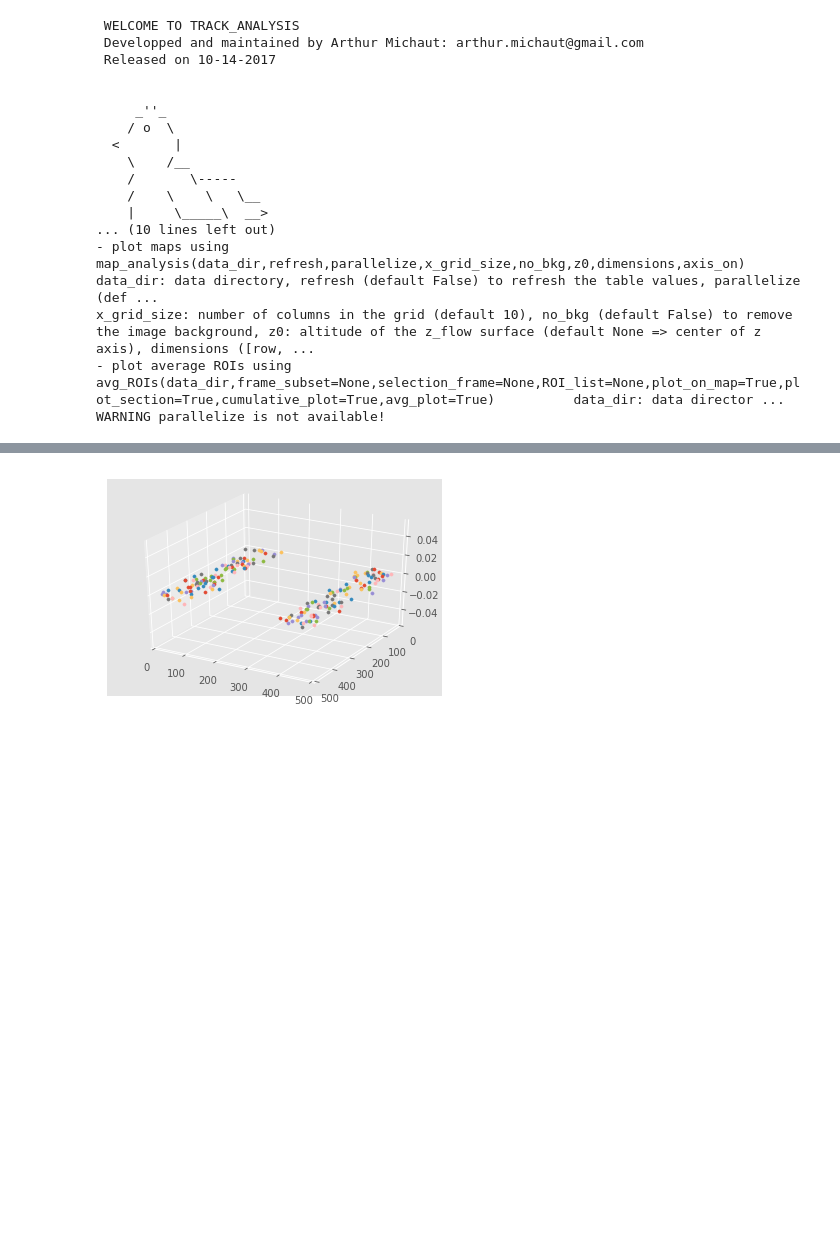
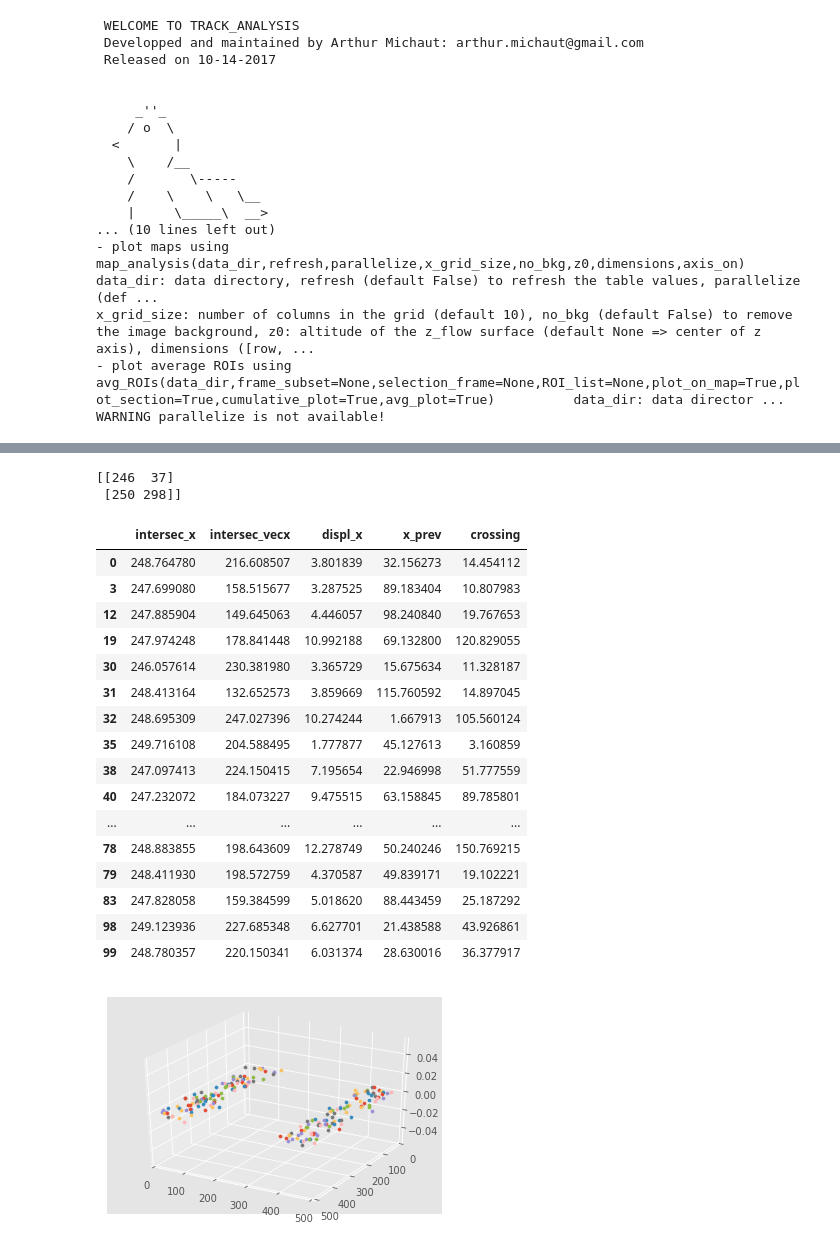
Before and after one commit to amichaut/track_analysis, a Jupyter notebook: codes/analyze_traj.ipynb, the cells around one changed output, grey strips where cells are left out. Drawn from its saved outputs; the diff is of its cells as text; code cells hidden in the pictures; blank space fills up the shorter version.

```diff
--- a/codes/analyze_traj.ipynb
+++ b/codes/analyze_traj.ipynb
@@ -169,3 +285,26 @@ for i in range(tmax):
+# %%
+print line
+group[['intersec_x','intersec_vecx','displ_x','x_prev','crossing']]
+# %% [output]
+[[246  37]
+ [250 298]]
+|  | intersec_x | intersec_vecx | displ_x | x_prev | crossing |
+| 0 | 248.764780 | 216.608507 | 3.801839 | 32.156273 | 14.454112 |
+| 3 | 247.699080 | 158.515677 | 3.287525 | 89.183404 | 10.807983 |
+| 12 | 247.885904 | 149.645063 | 4.446057 | 98.240840 | 19.767653 |
+| 19 | 247.974248 | 178.841448 | 10.992188 | 69.132800 | 120.829055 |
+| 30 | 246.057614 | 230.381980 | 3.365729 | 15.675634 | 11.328187 |
+| 31 | 248.413164 | 132.652573 | 3.859669 | 115.760592 | 14.897045 |
+| 32 | 248.695309 | 247.027396 | 10.274244 | 1.667913 | 105.560124 |
+| 35 | 249.716108 | 204.588495 | 1.777877 | 45.127613 | 3.160859 |
+| 38 | 247.097413 | 224.150415 | 7.195654 | 22.946998 | 51.777559 |
+| 40 | 247.232072 | 184.073227 | 9.475515 | 63.158845 | 89.785801 |
+| ... | ... | ... | ... | ... | ... |
+| 78 | 248.883855 | 198.643609 | 12.278749 | 50.240246 | 150.769215 |
+| 79 | 248.411930 | 198.572759 | 4.370587 | 49.839171 | 19.102221 |
+| 83 | 247.828058 | 159.384599 | 5.018620 | 88.443459 | 25.187292 |
+| 98 | 249.123936 | 227.685348 | 6.627701 | 21.438588 | 43.926861 |
+| 99 | 248.780357 | 220.150341 | 6.031374 | 28.630016 | 36.377917 |
 # %%
 # plot synthetic 3D data
 from mpl_toolkits.mplot3d import Axes3D
```
Also changed, not shown: parts of 14 cells of this notebook, 1 other file.
